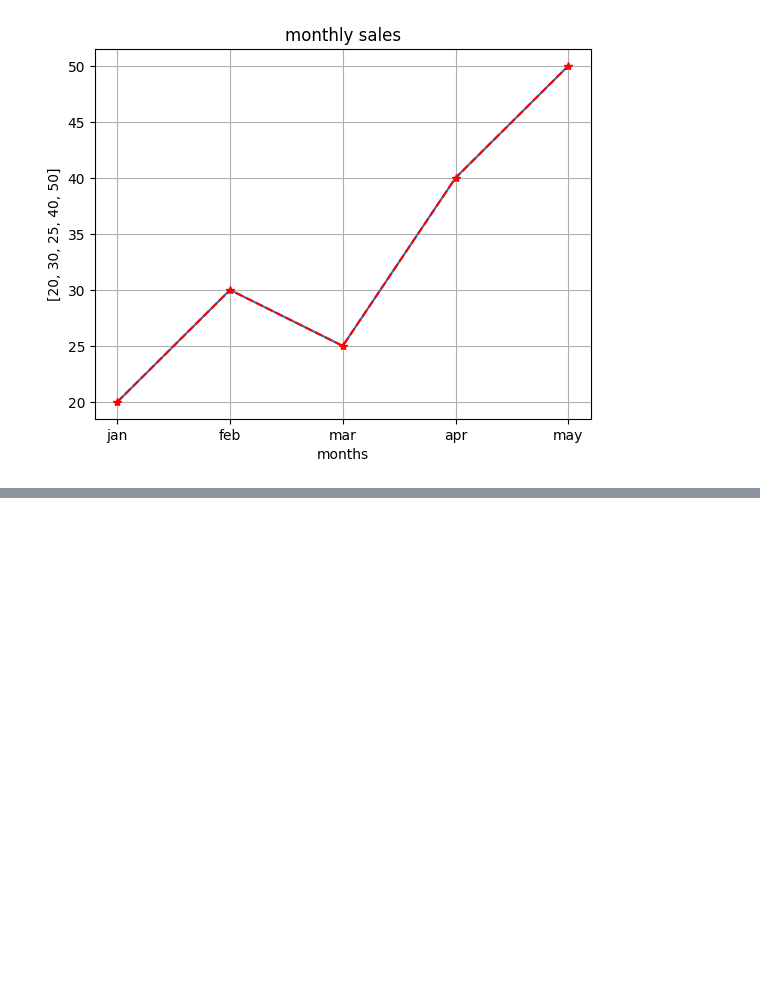
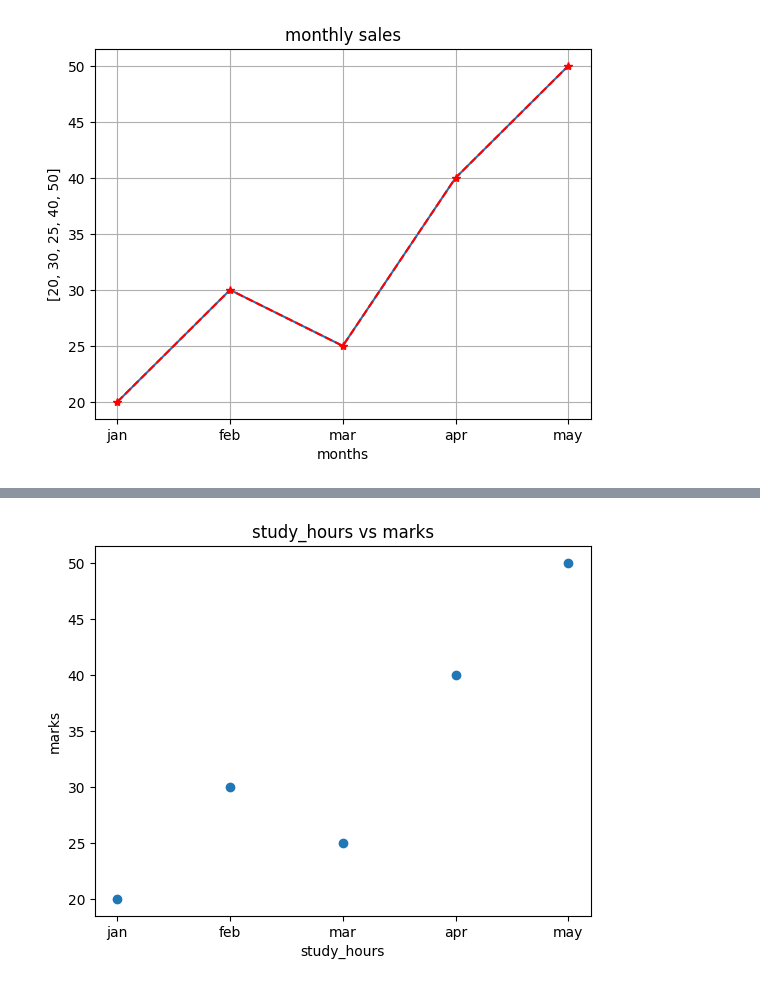
Before and after one commit to anshafpv/DATA-SICENCE, a Jupyter notebook: matplotlib.ipynb, the cells around one changed output, grey strips where cells are left out. Drawn from its saved outputs; the diff is of its cells as text; code cells hidden in the pictures; blank space fills up the shorter version.

```diff
--- a/matplotlib.ipynb
+++ b/matplotlib.ipynb
@@ -56,0 +71,14 @@ plt.show()
+# %%
+study_hours=["jan","feb","mar","apr","may"]
+
+marks=[20,30,25,40,50]
+plt.scatter(study_hours,marks)
+
+plt.title("study_hours vs marks")
+plt.xlabel("study_hours")
+plt.ylabel("marks")
+
+
+plt.show()
+# %% [output]
+[figure, added]
```
Also changed, not shown: parts of 4 cells of this notebook.
